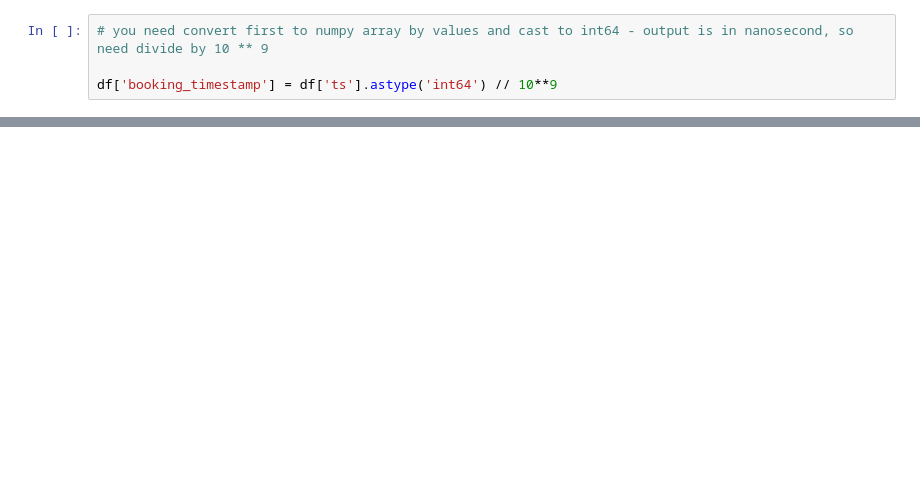
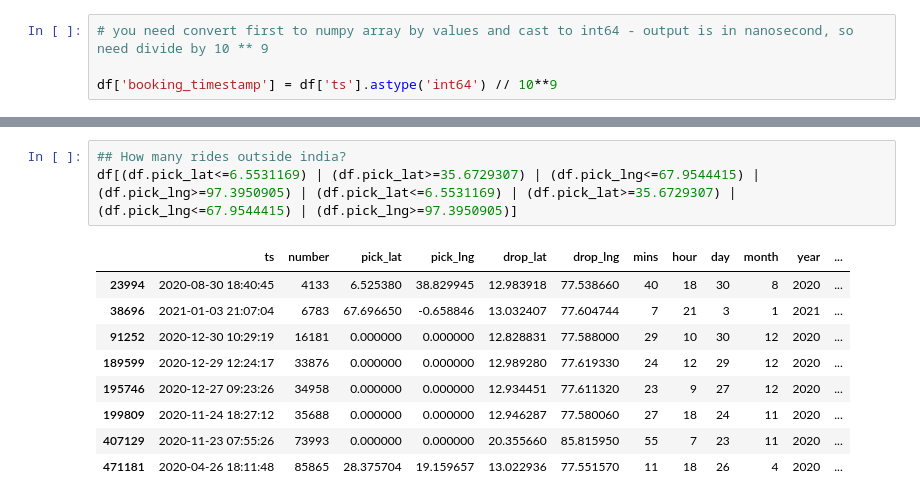
Before and after one commit to melvinmathew9991/Bike-Taxi-Rides-Request-Demand-Forecast, a Jupyter notebook: Notebook/Data Cleaning.ipynb, the cells around one changed output, grey strips where cells are left out. Saved outputs shown, nothing was run; the diff lists cells and outputs as text; blank space fills up the shorter version.

```diff
--- a/Notebook/Data Cleaning.ipynb
+++ b/Notebook/Data Cleaning.ipynb
@@ -421,0 +423,13 @@ df.to_csv('C:/Sachin/project/preprocessed_2.csv',index = False, compression = 'g
+# %%
+## How many rides outside india?
+df[(df.pick_lat<=6.5531169) | (df.pick_lat>=35.6729307) | (df.pick_lng<=67.9544415) | (df.pick_lng>=97.3950905) | (df.pick_lat<=6.5531169) | (df.pick_lat>=35.6729307) | (df.pick_lng<=67.9544415) | (df.pick_lng>=97.3950905)]
+# %% [output]
+|  | ts | number | pick_lat | pick_lng | drop_lat | drop_lng | mins | hour | day | month | year | ... |
+| 23994 | 2020-08-30 18:40:45 | 4133 | 6.525380 | 38.829945 | 12.983918 | 77.538660 | 40 | 18 | 30 | 8 | 2020 | ... |
+| 38696 | 2021-01-03 21:07:04 | 6783 | 67.696650 | -0.658846 | 13.032407 | 77.604744 | 7 | 21 | 3 | 1 | 2021 | ... |
+| 91252 | 2020-12-30 10:29:19 | 16181 | 0.000000 | 0.000000 | 12.828831 | 77.588000 | 29 | 10 | 30 | 12 | 2020 | ... |
+| 189599 | 2020-12-29 12:24:17 | 33876 | 0.000000 | 0.000000 | 12.989280 | 77.619330 | 24 | 12 | 29 | 12 | 2020 | ... |
+| 195746 | 2020-12-27 09:23:26 | 34958 | 0.000000 | 0.000000 | 12.934451 | 77.611320 | 23 | 9 | 27 | 12 | 2020 | ... |
+| 199809 | 2020-11-24 18:27:12 | 35688 | 0.000000 | 0.000000 | 12.946287 | 77.580060 | 27 | 18 | 24 | 11 | 2020 | ... |
+| 407129 | 2020-11-23 07:55:26 | 73993 | 0.000000 | 0.000000 | 20.355660 | 85.815950 | 55 | 7 | 23 | 11 | 2020 | ... |
+| 471181 | 2020-04-26 18:11:48 | 85865 | 28.375704 | 19.159657 | 13.022936 | 77.551570 | 11 | 18 | 26 | 4 | 2020 | ... |
```
Also changed, not shown: parts of 66 cells of this notebook.
